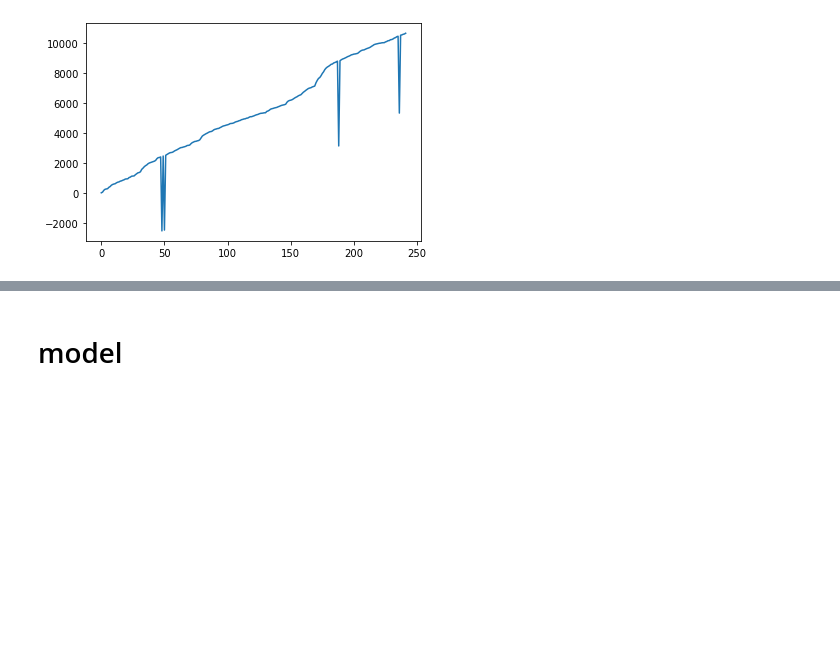
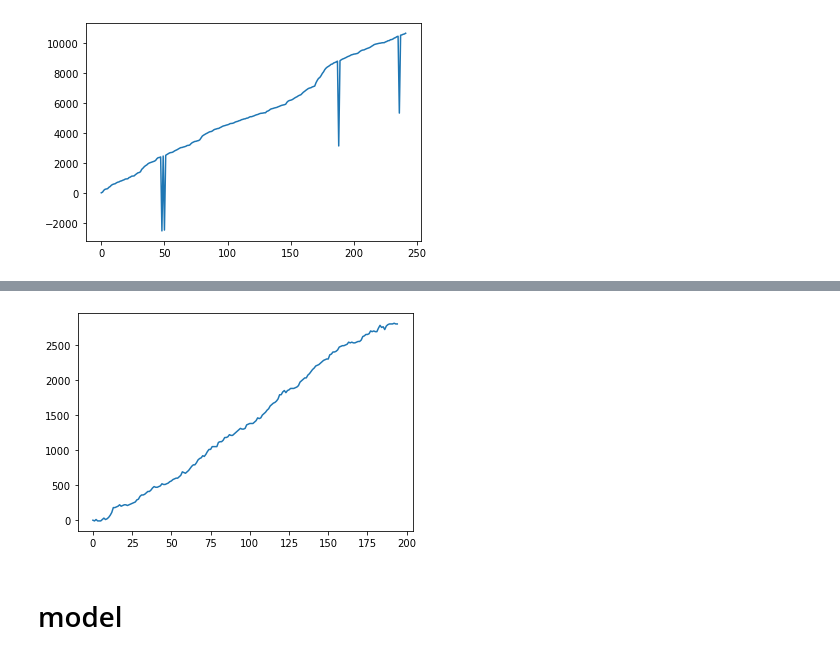
Before and after one commit to Jeremygaop/research-on-pair-trading, a Jupyter notebook: 6_leading_lagging.ipynb, the cells around one changed output, grey strips where cells are left out. Drawn from its saved outputs; the diff is of its cells as text; code cells hidden in the pictures; blank space fills up the shorter version.

```diff
--- a/6_leading_lagging.ipynb
+++ b/6_leading_lagging.ipynb
@@ -265,0 +380,88 @@ plt.plot(PnL)
+# %%
+day_list = np.unique(pool.index.date)
+train_period = 3
+PnL = np.array([0])
+
+for i in tqdm(range(len(day_list) - train_period)[-30:]):
+    train_start_time = trade.index >= pd.to_datetime(str(day_list[i]) + ' 09:00:00.000', format = '%Y/%m/%d %H:%M:%S.%f')
+    train_end_time = trade.index <= pd.to_datetime(str(day_list[i + train_period - 1]) + ' 13:30:00.000', format = '%Y/%m/%d %H:%M:%S.%f')
+    train = trade[train_start_time & train_end_time]
+    test_start_time = trade.index >= pd.to_datetime(str(day_list[i + train_period]) + ' 09:00:00.000', format = '%Y/%m/%d %H:%M:%S.%f')
+    test_end_time = trade.index <= pd.to_datetime(str(day_list[i + train_period]) + ' 13:30:00.000', format = '%Y/%m/%d %H:%M:%S.%f')
+    test = trade[test_start_time & test_end_time]
+
+    current_pool = pool[test_start_time & test_end_time]
+    today_stock = stock[test_start_time & test_end_time]
+    today_future = future[test_start_time & test_end_time]
+
+    mean = np.mean(train['spread'])
+    std = np.std(train['spread'])
+
+    upper = mean + 1.5 * std
+    lower = mean - 1.5 * std
+
+    for tick_idx in (range(len(test.index))):
+        current_data = test[0:tick_idx + 1]
+
+        if tick_idx != len(test.index) - 1:
+            # long spread
+            if test.loc[test.index[tick_idx]]['spread'] <= lower:
+                if np.sum(current_data['signal']) == 0:
+                    lead = 1
+                    while (today_stock[tick_idx + lead : tick_idx + lead + 1]['SP1'][0] > today_stock[tick_idx : tick_idx + 1]['SP1'][0]) and ((tick_idx + lead) < tick_idx + 3):
+                        lead = lead + 1
+                    # if np.log(today_stock[tick_idx + lead : tick_idx + lead + 1]['SP1'][0]) - np.log(today_future[tick_idx + lead : tick_idx + lead + 1]['bidPrice1'][0]) <= lower:
+                    test.at[test.index[tick_idx + lead], 'signal'] = 1
+                    test.at[test.index[tick_idx + lead], 'cap'] = today_stock[tick_idx + lead : tick_idx + lead + 1]['SP1'][0] * 2 - today_future[tick_idx + lead : tick_idx + lead + 1]['bidPrice1'][0]
+
+            # back to mean
+            elif test.loc[test.index[tick_idx]]['spread'] >= mean:
+                if np.sum(current_data['signal']) == 1:
+                    lead = 1
+                    while (today_stock[tick_idx + lead : tick_idx + lead + 1]['BP1'][0] < today_stock[tick_idx : tick_idx + 1]['BP1'][0]) and ((tick_idx + lead) < tick_idx + 3):
+                        lead = lead + 1
+                    # if np.log(today_stock[tick_idx + lead : tick_idx + lead + 1]['BP1'][0]) - np.log(today_future[tick_idx + lead : tick_idx + lead + 1]['askPrice1'][0]) >= mean:
+                    test.at[test.index[tick_idx], 'signal'] = -1
+                    test.at[test.index[tick_idx], 'cap'] = - today_stock[tick_idx + lead : tick_idx + lead + 1]['BP1'][0] * 2 + today_future[tick_idx + lead : tick_idx + lead + 1]['askPrice1'][0]
+                    test.at[test.index[tick_idx], 'pnl'] = np.sum(current_data['cap']) #+ trade.loc[test.index[tick_idx]]['cap']
+
+            # short spread
+            elif test.loc[test.index[tick_idx]]['spread'] >= upper:
+                if np.sum(current_data['signal']) == 0:
+                    lead = 1
+                    while (today_stock[tick_idx + lead : tick_idx + lead + 1]['BP1'][0] < today_stock[tick_idx : tick_idx + 1]['BP1'][0]) and ((tick_idx + lead) < tick_idx + 3):
+                        lead = lead + 1
+                    #if np.log(today_stock[tick_idx + lead : tick_idx + lead + 1]['BP1'][0]) - np.log(today_future[tick_idx + lead : tick_idx + lead + 1]['askPrice1'][0]) >= upper:
+                    test.at[test.index[tick_idx], 'signal'] = -1
+                    test.at[test.index[tick_idx], 'cap'] = - today_stock[tick_idx + lead : tick_idx + lead + 1]['BP1'][0] * 2 + today_future[tick_idx + lead : tick_idx + lead + 1]['askPrice1'][0]
+
+            # back to mean
+            elif test.loc[test.index[tick_idx]]['spread'] <= mean:
+                if np.sum(current_data['signal']) == -1:
+                    lead = 1
+                    while (today_stock[tick_idx + lead : tick_idx + lead + 1]['SP1'][0] > today_stock[tick_idx : tick_idx + 1]['SP1'][0]) and ((tick_idx + lead) < tick_idx + 3):
+                        lead = lead + 1
+                    #if np.log(today_stock[tick_idx + lead : tick_idx + lead + 1]['SP1'][0]) - np.log(today_future[tick_idx + lead : tick_idx + lead + 1]['bidPrice1'][0]) <= mean:
+                    test.at[test.index[tick_idx], 'signal'] = 1
+                    test.at[test.index[tick_idx], 'cap'] = today_stock[tick_idx + lead : tick_idx + lead + 1]['SP1'][0] * 2 - today_future[tick_idx + lead : tick_idx + lead + 1]['bidPrice1'][0]
+                    test.at[test.index[tick_idx], 'pnl'] = np.sum(current_data['cap'])# + trade.loc[test.index[tick_idx]]['cap']
+
+            else:
+                pass
+
+        else:
+            if np.sum(current_data['signal']) == 1:
+                test.at[test.index[tick_idx], 'signal'] = -1
+                test.at[test.index[tick_idx], 'cap'] = - current_pool.iloc[tick_idx]['BP1'] * 2 + current_pool.iloc[tick_idx]['askPrice1']
+                test.at[test.index[tick_idx], 'pnl'] = np.sum(current_data['cap']) #+ trade.loc[test.index[tick_idx]]['cap']
+            elif np.sum(current_data['signal']) == -1:
+                test.at[test.index[tick_idx], 'signal'] = 1
+                test.at[test.index[tick_idx], 'cap'] = current_pool.iloc[tick_idx]['SP1'] * 2 - current_pool.iloc[tick_idx]['bidPrice1']
+                test.at[test.index[tick_idx], 'pnl'] = np.sum(current_data['cap']) #+ trade.loc[test.index[tick_idx]]['cap']
+            else:
+                pass
+
+
+    PnL = np.append(PnL, test[test['pnl'] != 0]['pnl'] + PnL[-1])
+plt.plot(PnL)
+# %% [output]
@@ -266,3 +469,4 @@ plt.plot(PnL)
+[figure, added]
 # %% [markdown]
 # model
 # %%
```
Also changed, not shown: parts of 4 cells of this notebook, 4 other files.
